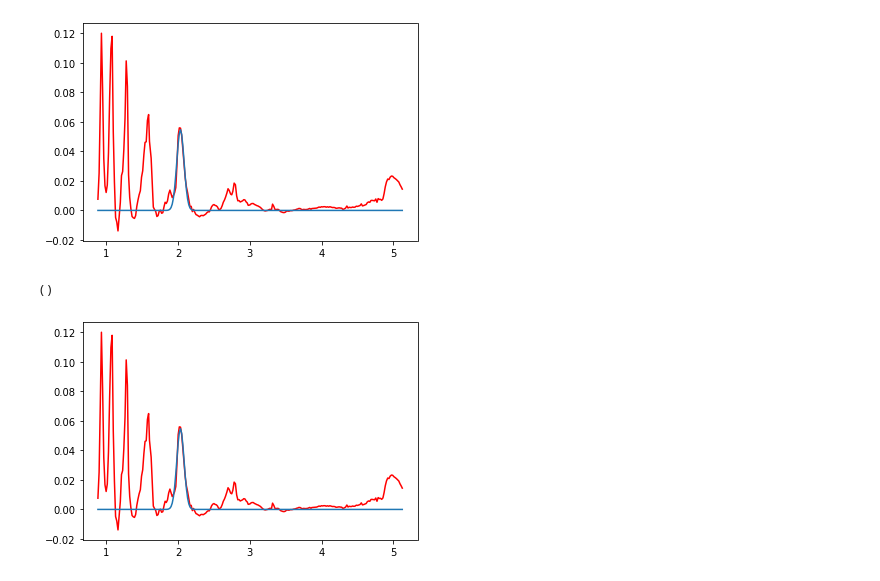
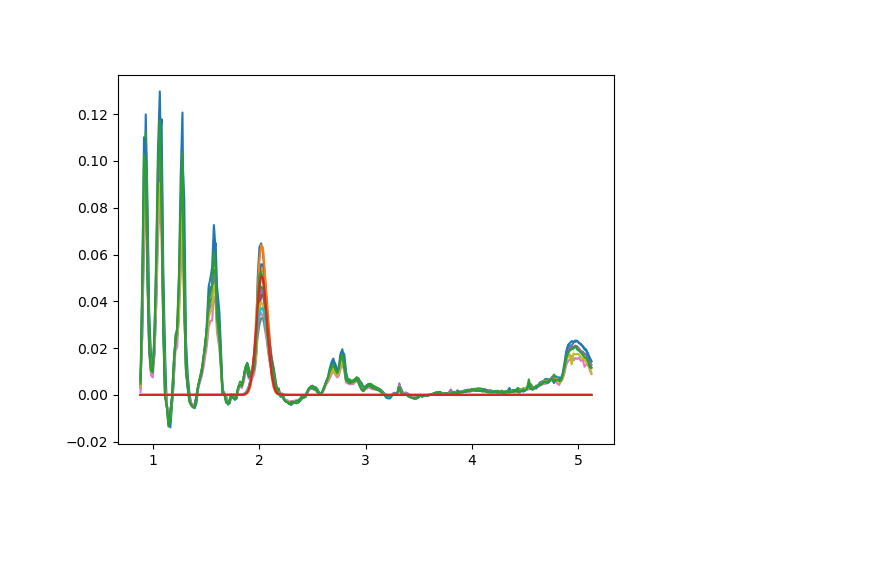
Before and after one commit to lucaslibshutz/spectralResearch, a Jupyter notebook: spectral_fitting_3.ipynb, the cells around one changed output. Cells and saved outputs as stored; diff of their text form; code cells hidden in the pictures; blank space fills up the shorter version.

```diff
--- a/spectral_fitting_3.ipynb
+++ b/spectral_fitting_3.ipynb
@@ -64,0 +69,3 @@ new_list = np.sort(band_channels+list(range(60,77)))
+# %%
+window = list(range(56,83))
+mean_v = np.average([x[68:69]])
@@ -64,0 +97,14 @@ new_list = np.sort(band_channels+list(range(60,77)))
+# %%
+%matplotlib widget
+x = vims_wave
+y = spectra_0405
+
+mean = np.average(x[68:69]) # Center of the curve
+sigma = mean-x[56] # Width of the curve
+amp = .06
+
+my_fit,_ = curve_fit(gaussian,x[window],y[window],p0=[amp,mean,sigma]) # Underscore adds covariance matrix
+
+plt.plot(x,y,c='r')
+plt.plot(x,gaussian(x,*my_fit)) # gaussian(x,my_fit[0],my_fit[1],my_fit[2])
+plt.show()
@@ -65,12 +113,13 @@ new_list = np.sort(band_channels+list(range(60,77)))
 # %%
-%matplotlib inline
+%matplotlib widget
 x = vims_wave
-y = spectra_0405
-
-my_fit,_ = curve_fit(gaussian,x[new_list],y[new_list],maxfev=2000)
-
-plt.plot(x,y,c='r')
-plt.plot(x,gaussian(x,*my_fit))
+mean_list = []
+for spectrum in spectra_list:
+    y = spectrum
+    my_fit,_ = curve_fit(gaussian,x[window],y[window],p0=[.05,2,.05]) # Underscore adds covariance matrix
+    plt.plot(x,y)
+    mean_list.append(my_fit[1])
+    plt.plot(x,gaussian(x,*my_fit))
 plt.show()
 # %% [output]
-[figure, old version]
+[figure, new version]
@@ -80,19 +125,0 @@ mean_v = np.average([x[68:69]])
-# %%
-np.shape(my_s)
-# %% [output]
-()
-# %%
-%matplotlib inline
-x = vims_wave
-y = spectra_0405
-
-mean = np.average(x[68:69])
-my_s = mean-x[56]
-
-my_fit,_ = curve_fit(gaussian,x[new_list],y[new_list])
-
-plt.plot(x,y,c='r')
-plt.plot(x,gaussian(x,*my_fit))
-plt.show()
-# %% [output]
-[figure, removed]
```
Also changed, not shown: parts of 18 cells of this notebook.
